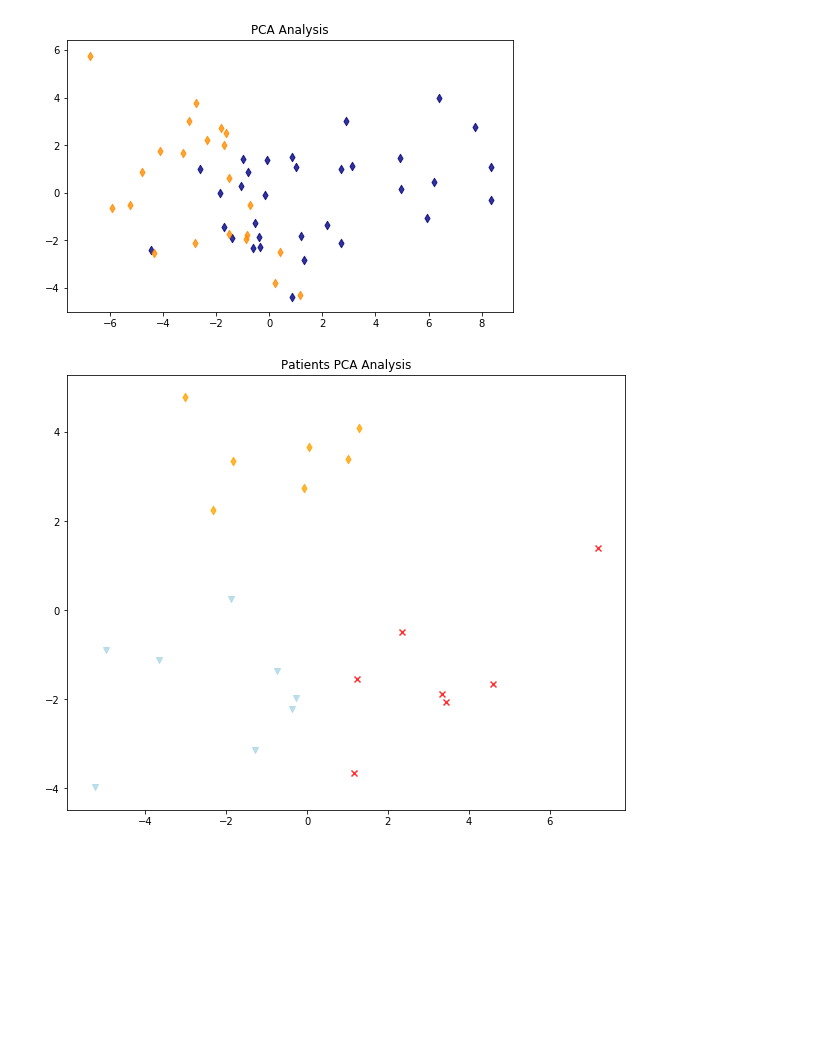
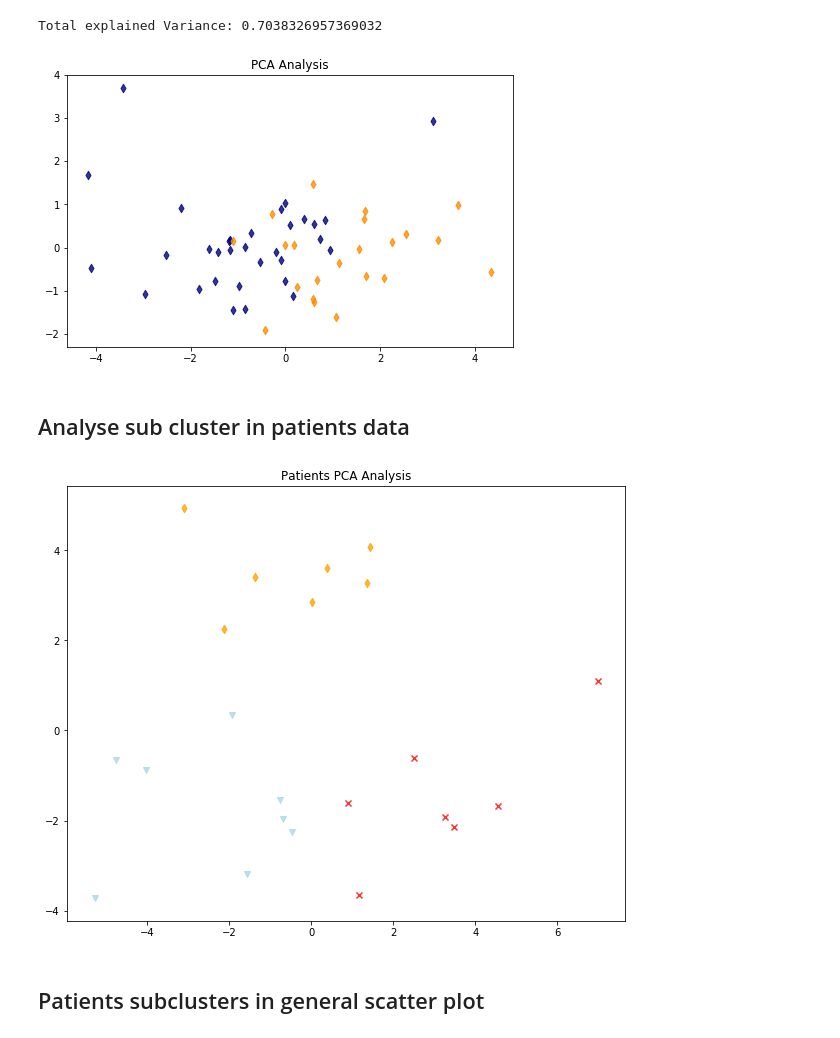
Before and after one commit to matthiasboeker/Shizophrenia_Depression_Project-, a Jupyter notebook: Notebooks/PCA _Cluster_Analysis_TS_Features.ipynb, the cells around one changed output. Saved outputs shown, nothing was run; the diff lists cells and outputs as text; code cells hidden in the pictures; blank space fills up the shorter version.

```diff
--- a/Notebooks/PCA _Cluster_Analysis_TS_Features.ipynb
+++ b/Notebooks/PCA _Cluster_Analysis_TS_Features.ipynb
@@ -29,12 +43,3 @@ Index(['index', 'Unnamed: 0', 'frequency', 'nperiods', 'seasonal_period',
 # %%
 ts_features = ts_features.drop(['index', 'frequency', 'Unnamed: 0','nperiods','seasonal_period' ], axis=1)
+X = ts_features.drop(['condition' ], axis=1)
-# %%
-from sklearn.decomposition import PCA, KernelPCA
-from sklearn.preprocessing import StandardScaler
-ts_features.iloc[:,:-1]= StandardScaler().fit_transform(ts_features.iloc[:,:-1])
-
-# pca of features spaces
-pca = KernelPCA(n_components=2, kernel='linear')
-principalComponents_all = pca.fit_transform(ts_features.iloc[:,:-1])
-principalDf = pd.DataFrame(data = principalComponents_all
-             , columns = ['principal component 1', 'principal component 2'])
@@ -41,10 +57,27 @@ principalDf = pd.DataFrame(data = principalComponents_all
+# %%
+from sklearn.decomposition import PCA, KernelPCA
+from sklearn.preprocessing import StandardScaler
+scaler = StandardScaler()
+X = pd.DataFrame(scaler.fit_transform(X[['x_acf1', 'ARCH.LM', 'max_kl_shift', 'crossing_points', 'e_acf1', 'max_level_shift']]), columns= ['x_acf1', 'ARCH.LM', 'max_kl_shift', 'crossing_points', 'e_acf1', 'max_level_shift'])
+# pca of features spaces
+pca = PCA(n_components=2)
+pca_model = pca.fit(X)
+print('Total explained Variance:',np.sum(pca_model.explained_variance_ratio_))
+# %% [output]
+Total explained Variance: 0.7038326957369032
+# %%
+principalComponents_all = pca.fit_transform(X)
+principalDf = pd.DataFrame(data = principalComponents_all
+             , columns = ['principal component 1', 'principal component 2'])
 # %%
 principalDf['cond'] =  ts_features.condition
 fig = plt.figure(figsize=(8,5))
 color = ['darkorange' if x>0 else 'navy' for x in principalDf['cond']]
-shape = ['d' if y>0 else 'd' for y in principalDf['cond']]
-for x, y, c, m in zip(principalDf['principal component 1'], principalDf['principal component 2'], color, shape):
-    plt.scatter(x, y, alpha=0.8, c=c,marker=m)
+shape = ['d' if k>0 else 'd' for k in principalDf['cond']]
+for x, l, c, m in zip(principalDf['principal component 1'], principalDf['principal component 2'], color, shape):
+    plt.scatter(x, l, alpha=0.8, c=c,marker=m)
     plt.title('PCA Analysis')
 # %% [output]
-[figure, old version]
+[figure, new version]
+# %% [markdown]
+## Analyse sub cluster in patients data
@@ -62,11 +101,13 @@ principalDf_p['cluster'] = kmeans_res+1
 color = ['orange' if x==2  else 'lightblue' if x == 1 else 'red' for x in principalDf_p['cluster'] ]
 shape = ['d' if y==2 else 'v' if y==1 else 'x'for y in principalDf_p['cluster']]
 fig = plt.figure(figsize=(10,8))
-for x, y, c, m in zip(principalDf_p['principal component 1'], principalDf_p['principal component 2'], color, shape):
-    plt.scatter(x, y, alpha=0.8, c=c,marker=m)
+for x, z, c, m in zip(principalDf_p['principal component 1'], principalDf_p['principal component 2'], color, shape):
+    plt.scatter(x, z, alpha=0.8, c=c,marker=m)
     plt.title('Patients PCA Analysis')
 # %% [output]
-[figure, old version]
+[figure, new version]
+# %% [markdown]
+## Patients subclusters in general scatter plot
 # %%
 ## Combining both results
 principalDf['cluster'] = 0
```
Also changed, not shown: parts of 49 cells of this notebook.
